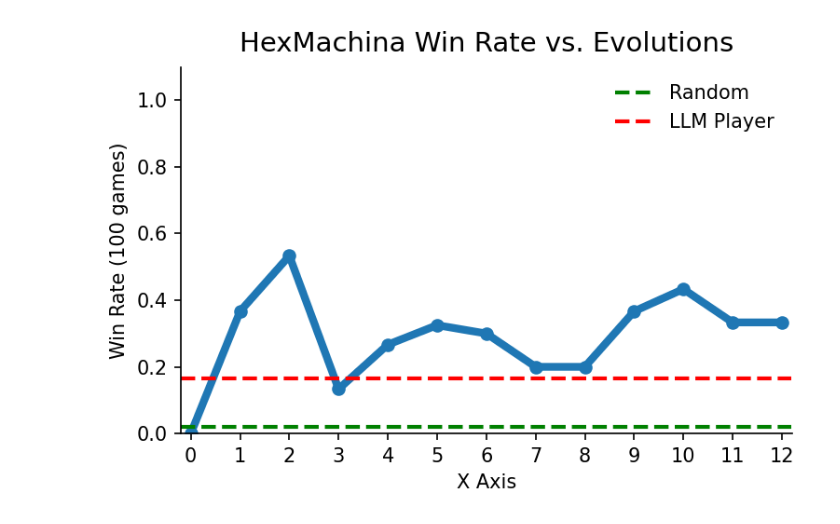
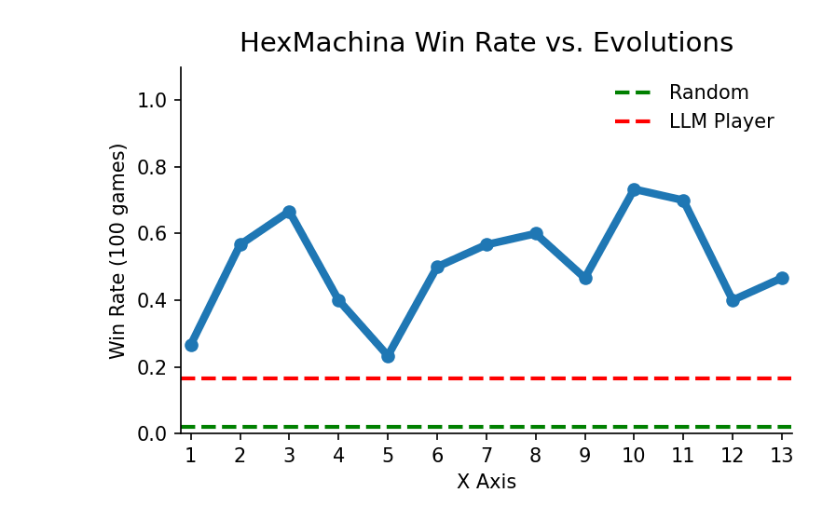
Before and after one commit to nbelle1/strategy-game-agents, a Jupyter notebook: plotting/ploting.ipynb, the cells around one changed output. Saved outputs shown, nothing was run; the diff lists cells and outputs as text; code cells hidden in the pictures.

Commit message:
add plotting

```diff
--- a/plotting/ploting.ipynb
+++ b/plotting/ploting.ipynb
@@ -68,45 +689,44 @@ def plot_step_series(
         handles = [plt.Line2D([0], [0], linestyle="--", color=c, linewidth=2, label=lbl)
                    for _, lbl, c in legend_items]
         ax.legend(handles=handles, frameon=False, loc="best")
 
     plt.tight_layout()
 
     if savepath:
         import os
         stem, _ = os.path.splitext(savepath)
         plt.savefig(f"{stem}.png", bbox_inches="tight")
         plt.savefig(f"{stem}.pdf", bbox_inches="tight")
 
     plt.show()
 
 
 # -------- Example usage (paste your data here) --------
 data = """
-Evolution	WinRate(30)
 0	0
-1	0.3666666667
-2	0.5333333333
-3	0.1333333333
-4	0.2666666667
-5	0.325
-6	0.3
-7	0.2
-8	0.2
-9	0.3666666667
-10	0.4333333333
-11	0.3333333333
-12	0.3333333333
+1	0.2666666667
+2	0.5666666667
+3	0.6666666667
+4	0.4
+5	0.2333333333
+6	0.5
+7	0.5666666667
+8	0.6
+9	0.4666666667
+10	0.7333333333
+11	0.7
+12	0.40
+13	0.4666666667
 """
 
 # You can pass just numbers for baselines, or (value, label, color)
 plot_step_series(
     data,
     title="HexMachina Win Rate vs. Evolutions",
     y_label="Win Rate (100 games)",
     baselines=[(0.02, "Random", "green"), (0.164, "LLM Player", "red")],
     ylim=(0, 1.1),
     savepath=None  # e.g., "winrate_curve.png"
-    highest_score=True
 )
 # %% [output]
-[figure, old version]
+[figure, new version]
```
Also changed, not shown: parts of 4 cells of this notebook.
